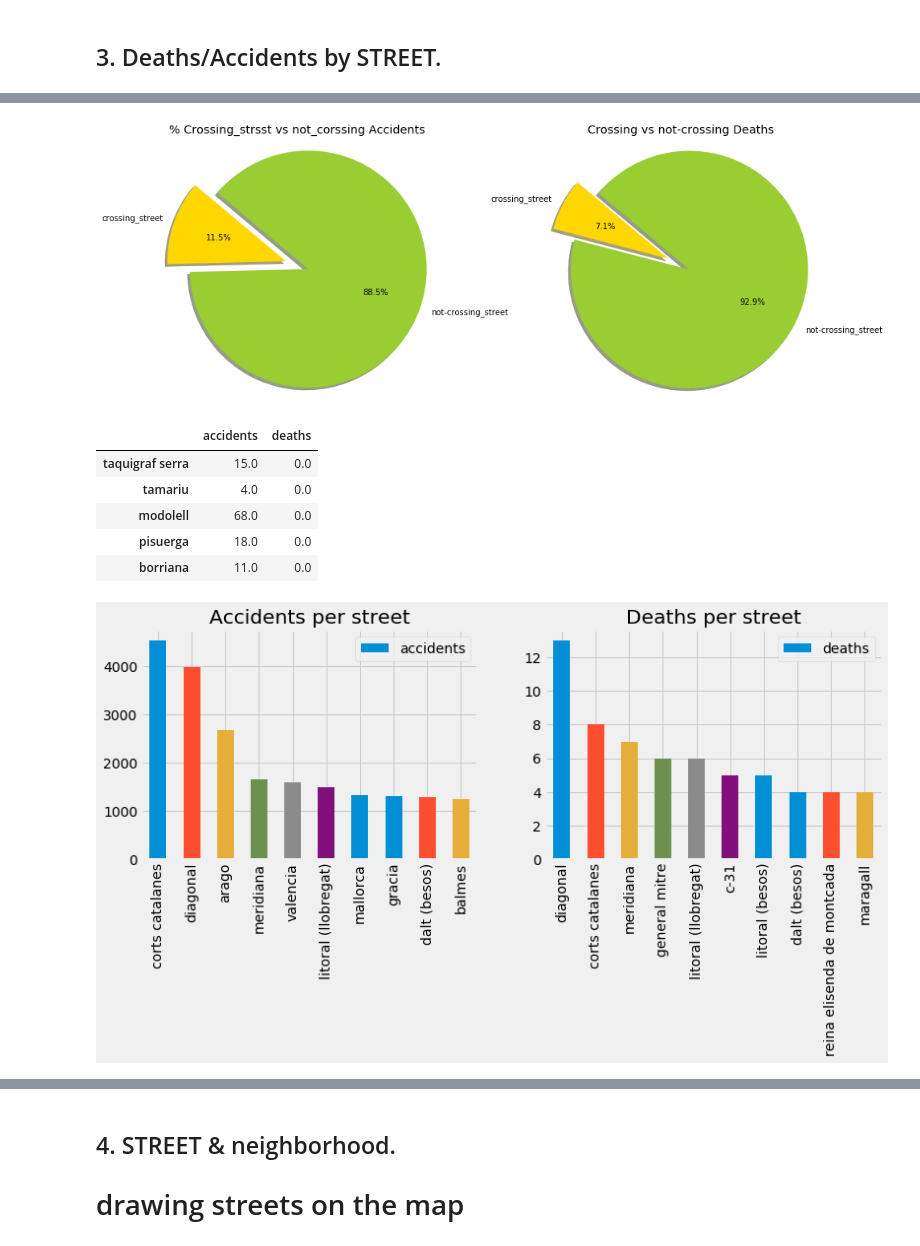
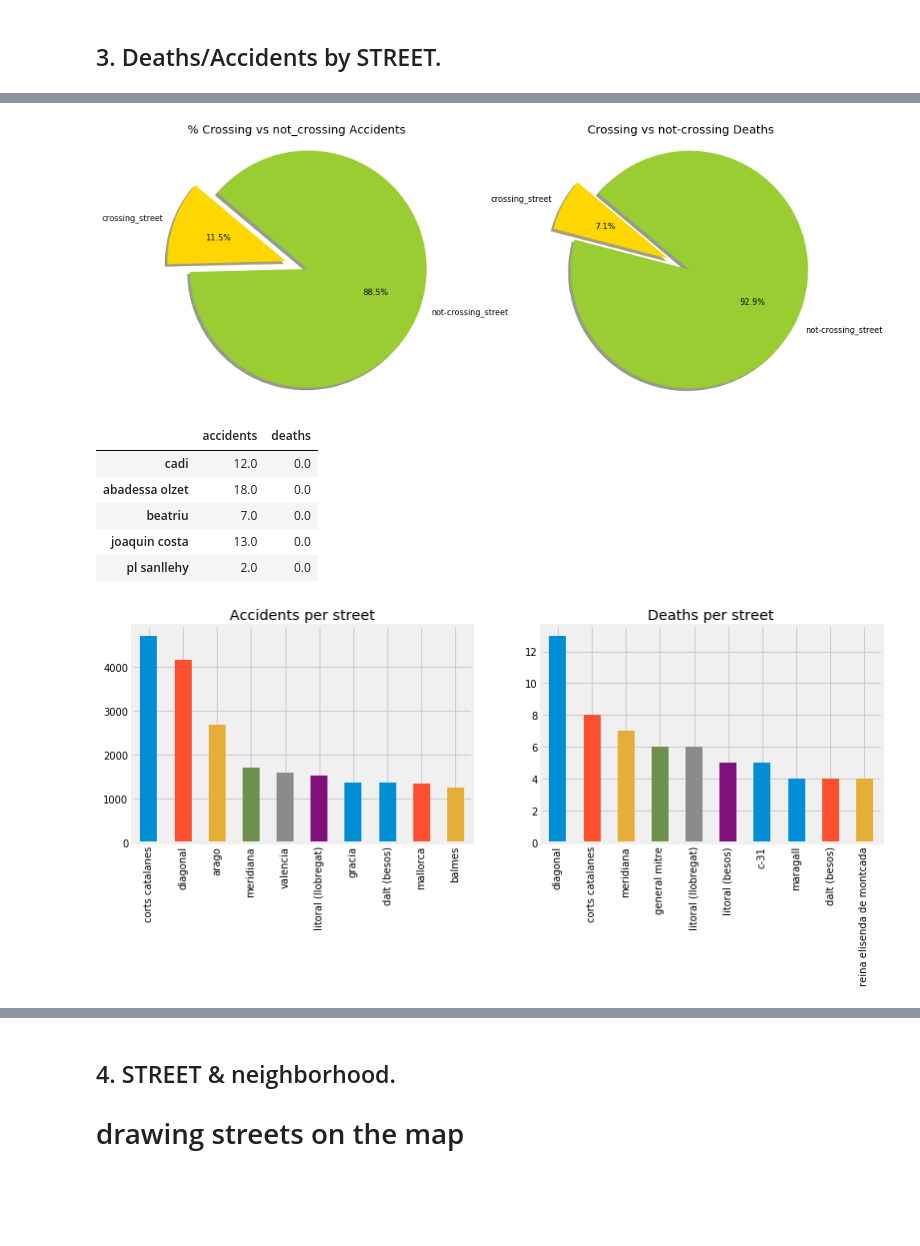
Before and after one commit to AlexChicote/BarcelonaAccidents, a Jupyter notebook: BarcelonaAccidents-2010-2018-Plotting-Accidents.ipynb, the cells around one changed output, grey strips where cells are left out. Saved outputs shown, nothing was run; the diff lists cells and outputs as text; code cells hidden in the pictures; blank space fills up the shorter version.

```diff
--- a/BarcelonaAccidents-2010-2018-Plotting-Accidents.ipynb
+++ b/BarcelonaAccidents-2010-2018-Plotting-Accidents.ipynb
@@ -925,4 +1092,9 @@ plt.savefig('./charts/deaths_accidents_per_street_2018.png')
 # %%
-street[street['number_of_accidents'] >100].sort_values('deaths_per_accident',ascending=False).head(10).\
-plot(kind='bar', y='deaths_per_accident')
+plot = street[street['number_of_accidents'] >100].sort_values('deaths_per_accident',ascending=False).head(10).\
+plot(kind='bar', y='deaths_per_accident',legend=False, title='Streets: Deaths per accident (accidents>100)')
+plot.set_xlabel("")
+plt.savefig('/Users/fcbnyc/mystuff/AChicote.github.io/images/deaths_accidents_per_street_2018.png', bbox_inches = 'tight')
+
+
+#street.head(15).plot(kind='b
 # %% [output]
@@ -962,7 +1133,7 @@ explode = (0.1, 0.1,)  # explode 1st slice
 ax1.pie(sizes_acc, explode=explode, labels=labels, colors=colors,
 autopct='%1.1f%%', shadow=True, startangle=140)
 ax1.axis('equal')
-ax1.set_title("% Crossing_strsst vs not_corssing Accidents")
+ax1.set_title("% Crossing vs not_crossing Accidents")
 
 sizes = [street_crossing['#_deaths'].sum(), no_street_crossing['#_deaths'].sum()]
 explode = (0.1, 0.1,)
@@ -973,58 +1144,60 @@ ax2.set_title("Crossing vs not-crossing Deaths")
 plt.savefig('./charts/accidents_deaths_by_crossing_2018.png')
 plt.show()
 # %% [output]
-[figure, old version]
+[figure, new version]
 # %%
 ##let's include cross roadas to ghe analysis
 
 size = max([len(x.split('/')) for x in accidents['street']])
-columnes = ['incident_#', '#_deaths',]
+columnes = ['incident_#', '#_deaths','longitude', 'latitude']
 columnes.extend(['street_{}'.format(x) for x in range(1, size+1)])
-df = accidents[['incident_#', 'street', '#_deaths']].copy()
+df = accidents[['incident_#', 'street', '#_deaths', 'longitude', 'latitude']].copy()
 my_dict = {}
 for colum in columnes:
     my_dict[colum] = []
-
+my_dict
 for row in df.itertuples():
     #print(row)
+    my_dict['incident_#'].append(row[1])
+    my_dict['#_deaths'].append(row[3])
+    my_dict['longitude'].append(row[4])
+    my_dict['latitude'].append(row[5])
+    #print(row)
     if '/' not in str(row[2]):
-
-        my_dict['incident_#'].append(row[1])
         my_dict['street_1'].append(row[2])
         my_dict['street_2'].append('')
-        my_dict['#_deaths'].append(row[3])
-        deaths.append(row[2])
     else:
         split = row[2].split('/')
-        my_dict['incident_#'].append(row[1])
+
         my_dict['street_1'].append(split[0].strip())
         my_dict['street_2'].append(split[1].strip())
-        my_dict['#_deaths'].append(row[3])
-df = pd.DataFrame()
+
+df_carrers = pd.DataFrame()
 for key in my_dict.keys():
-    df[key] = my_dict[key]
-
+    df_carrers[key] = my_dict[key]
 dataframe = pd.DataFrame()
 total_street = my_dict['street_1']+my_dict['street_2']
 total_street = [x for x in total_street if x != '']
 
 for element in set(total_street):
     dataframe.at[element, 'accidents'] = total_street.count(element)
-    dataframe.at[element, 'deaths'] = df[(df['street_1'] == element)|(df['street_2'] == element)]['#_deaths'].sum()
+    dataframe.at[element, 'deaths'] = df_carrers[(df_carrers['street_1'] == element)|(df_carrers['street_2'] == element)]['#_deaths'].sum()
 dataframe.head()
 # %% [output]
 |  | accidents | deaths |
-| taquigraf serra | 15.0 | 0.0 |
-| tamariu | 4.0 | 0.0 |
-| modolell | 68.0 | 0.0 |
-| pisuerga | 18.0 | 0.0 |
-| borriana | 11.0 | 0.0 |
+| cadi | 12.0 | 0.0 |
+| abadessa olzet | 18.0 | 0.0 |
+| beatriu | 7.0 | 0.0 |
+| joaquin costa | 13.0 | 0.0 |
+| pl sanllehy | 2.0 | 0.0 |
 # %%
+dataframe['ratio'] = dataframe['deaths']/dataframe['accidents']
 fig, axes = plt.subplots(1,2, figsize=(12,4))
-dataframe.sort_values('accidents', ascending=False).head(10).plot(kind='bar', ax=axes[0], y ='accidents', title='Accidents per street');
-dataframe.sort_values('deaths', ascending=False).head(10).plot(kind='bar', ax=axes[1], y= 'deaths' , title='Deaths per street');
-plt.savefig('./charts/deaths_accidents_per_street_2018_w_crossing.png')
-#street.head(15).plot(kind='bar', y='number_of_accidents')
+dataframe.sort_values('accidents', ascending=False,).head(10).\
+plot(kind='bar', ax=axes[0], y='accidents', title='Accidents per street', legend=False);
+dataframe.sort_values('deaths', ascending=False,).head(10).\
+plot(kind='bar', ax=axes[1], y='deaths', title='Deaths per street', legend=False);
+plt.savefig('/Users/fcbnyc/mystuff/AChicote.github.io/images/deaths_accidents_per_street_2018_w_crossing.png', bbox_inches = 'tight')
 # %% [output]
-[figure, old version]
+[figure, new version]
 # %%
```
Also changed, not shown: parts of 75 cells of this notebook, 1 other file.
